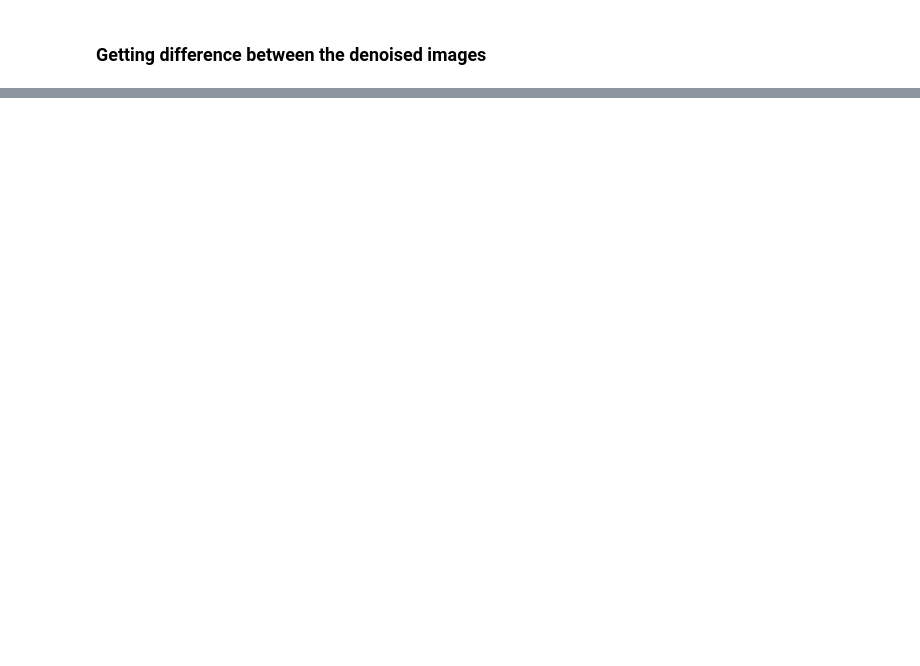
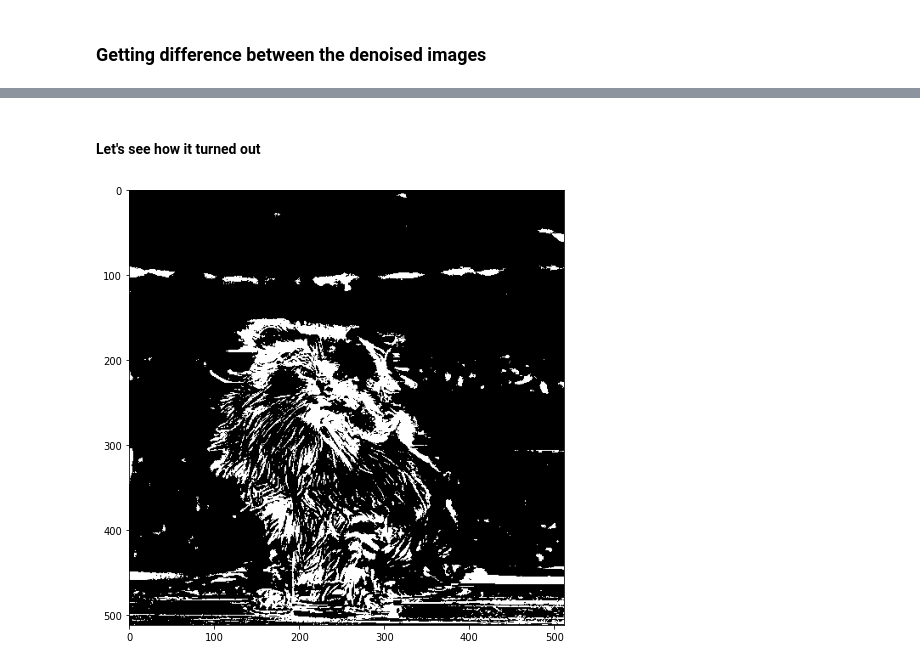
Before and after one commit to daspartho/DiffEdit, a Jupyter notebook: DiffEdit.ipynb, the cells around one changed output, grey strips where cells are left out. Saved outputs shown, nothing was run; the diff lists cells and outputs as text; code cells hidden in the pictures; blank space fills up the shorter version.

```diff
--- a/DiffEdit.ipynb
+++ b/DiffEdit.ipynb
@@ -236,0 +215,3 @@ display.display(diff_img)
+# %%
+diff_img = query_img-ref_img
+diff_img.shape
@@ -236,0 +222,3 @@ display.display(diff_img)
+# %%
+diff_mean = diff_img.mean(dim=1)
+diff_mean.shape
@@ -236,0 +229,3 @@ display.display(diff_img)
+# %%
+diff_normed = (diff_mean - diff_mean.min())/(diff_mean - diff_mean.min()).max()
+diff_normed
@@ -236,0 +243,3 @@ display.display(diff_img)
+# %%
+diff_bin=(diff_normed>0.5).float()
+diff_bin
@@ -236,0 +254,9 @@ display.display(diff_img)
+# %% [markdown]
+#### Let's see how it turned out
+# %%
+import matplotlib.pyplot as plt
+plt.figure(figsize=(8, 8))
+plt.imshow(diff_bin.squeeze().cpu(), cmap="gray")
+plt.show()
+# %% [output]
+[figure, added]
```
Also changed, not shown: parts of 23 cells of this notebook.
